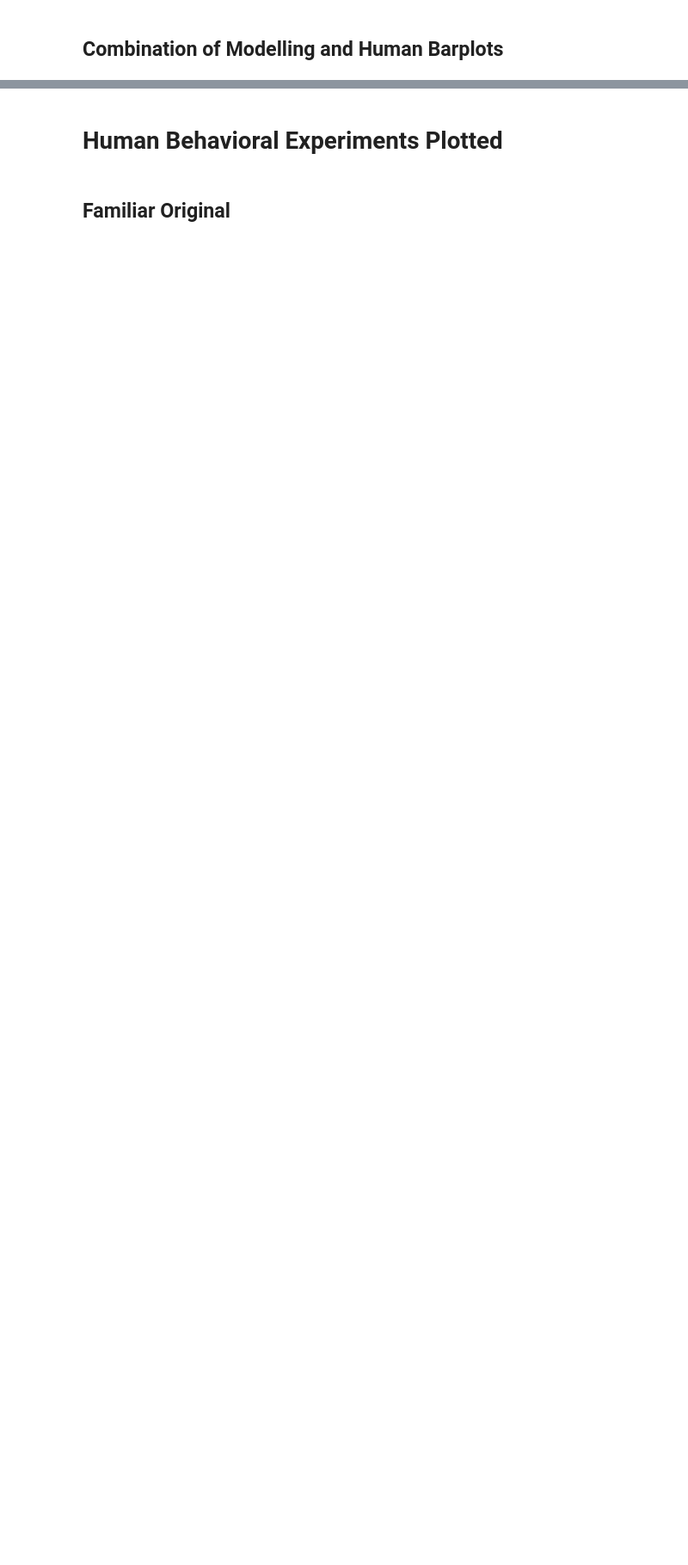
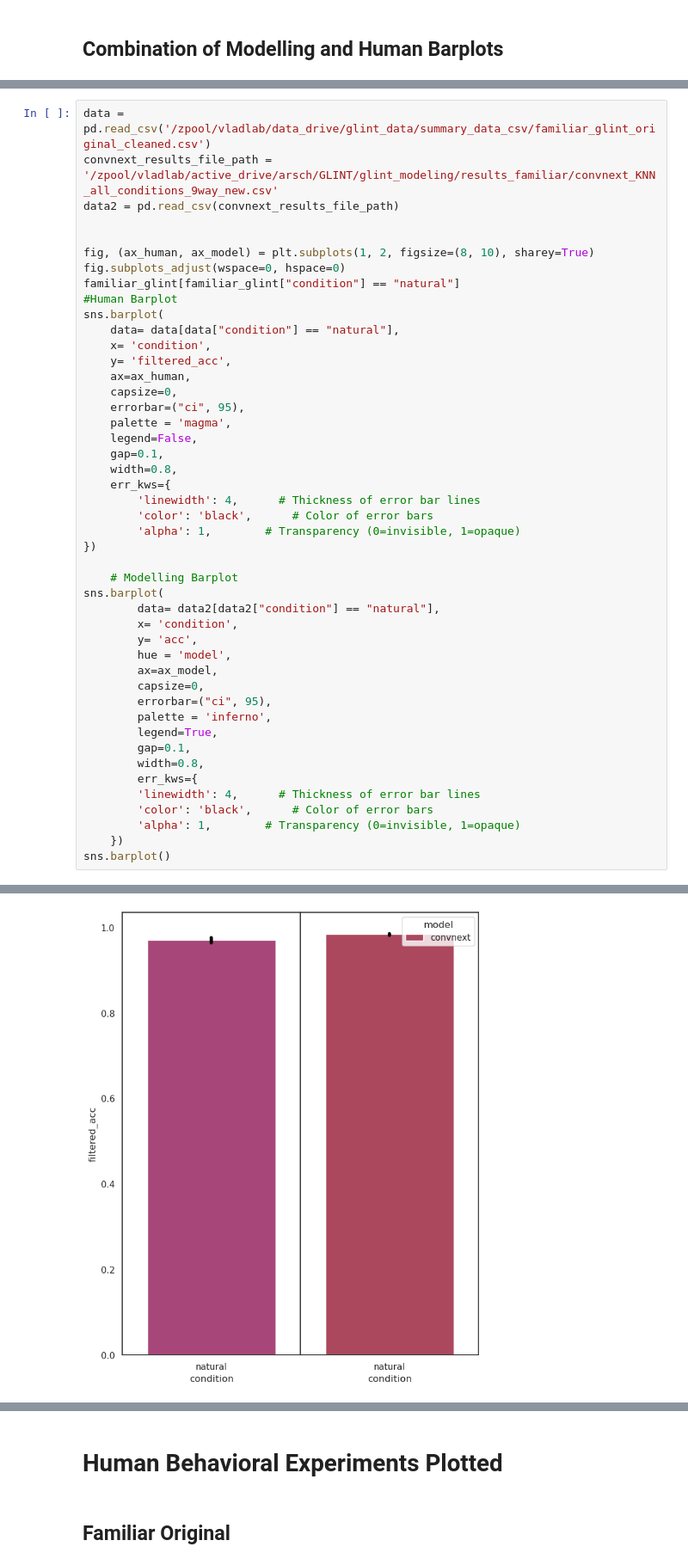
Before and after one commit to ars1399/glint_analysis, a Jupyter notebook: glint_figure_generator.ipynb, the cells around one changed output, grey strips where cells are left out. Shown at 86% size. Drawn from its saved outputs; the diff is of its cells as text; blank space fills up the shorter version.

```diff
--- a/glint_figure_generator.ipynb
+++ b/glint_figure_generator.ipynb
@@ -468,0 +514,47 @@ This is the plot for familiar Glint, extreme=False
+# %%
+data = pd.read_csv('/zpool/vladlab/data_drive/glint_data/summary_data_csv/familiar_glint_original_cleaned.csv')
+convnext_results_file_path = '/zpool/vladlab/active_drive/arsch/GLINT/glint_modeling/results_familiar/convnext_KNN_all_conditions_9way_new.csv'
+data2 = pd.read_csv(convnext_results_file_path)
+
+
+fig, (ax_human, ax_model) = plt.subplots(1, 2, figsize=(8, 10), sharey=True)
+fig.subplots_adjust(wspace=0, hspace=0)
+familiar_glint[familiar_glint["condition"] == "natural"]
+#Human Barplot
+sns.barplot(
+    data= data[data["condition"] == "natural"],
+    x= 'condition',
+    y= 'filtered_acc',
+    ax=ax_human,
+    capsize=0,
+    errorbar=("ci", 95),
+    palette = 'magma',
+    legend=False,
+    gap=0.1,
+    width=0.8,
+    err_kws={
+        'linewidth': 4,      # Thickness of error bar lines
+        'color': 'black',      # Color of error bars
+        'alpha': 1,        # Transparency (0=invisible, 1=opaque)
+})
+
+    # Modelling Barplot
+sns.barplot(
+        data= data2[data2["condition"] == "natural"],
+        x= 'condition',
+        y= 'acc',
+        hue = 'model',
+        ax=ax_model,
+        capsize=0,
+        errorbar=("ci", 95),
+        palette = 'inferno',
+        legend=True,
+        gap=0.1,
+        width=0.8,
+        err_kws={
+        'linewidth': 4,      # Thickness of error bar lines
+        'color': 'black',      # Color of error bars
+        'alpha': 1,        # Transparency (0=invisible, 1=opaque)
+    })
+sns.barplot()
+# %% [output]
@@ -468,0 +565 @@ This is the plot for familiar Glint, extreme=False
+[figure, added]
```
Also changed, not shown: parts of 11 cells of this notebook.
